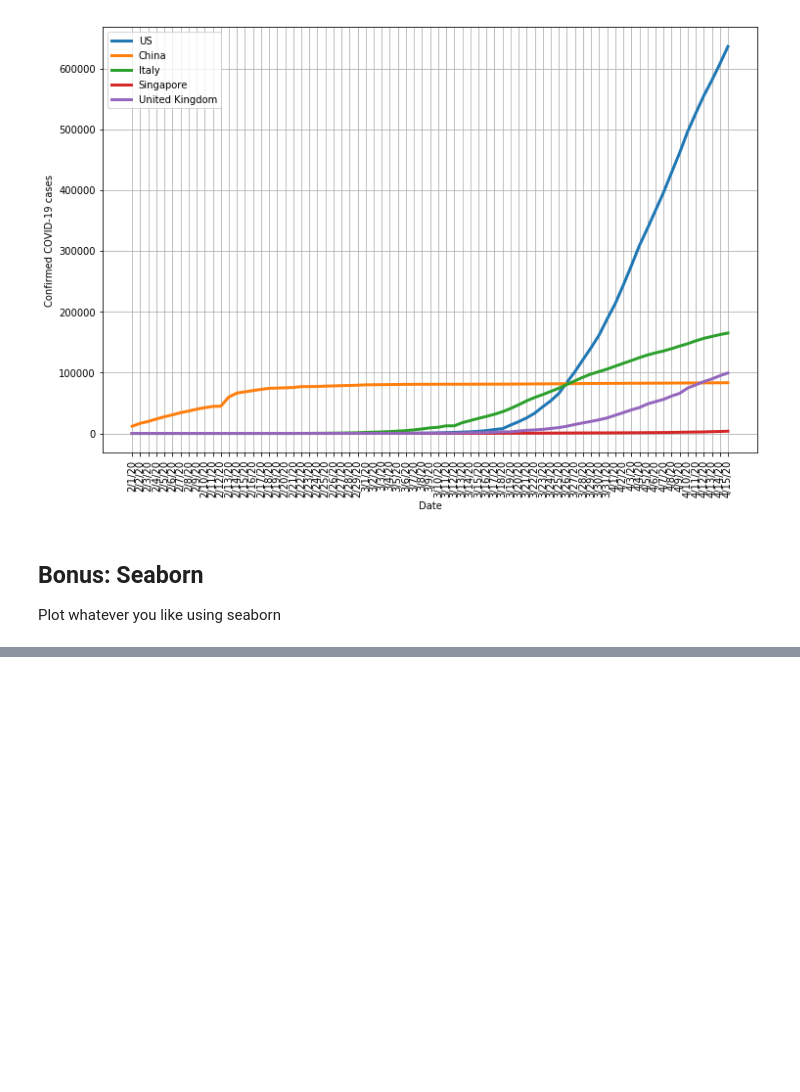
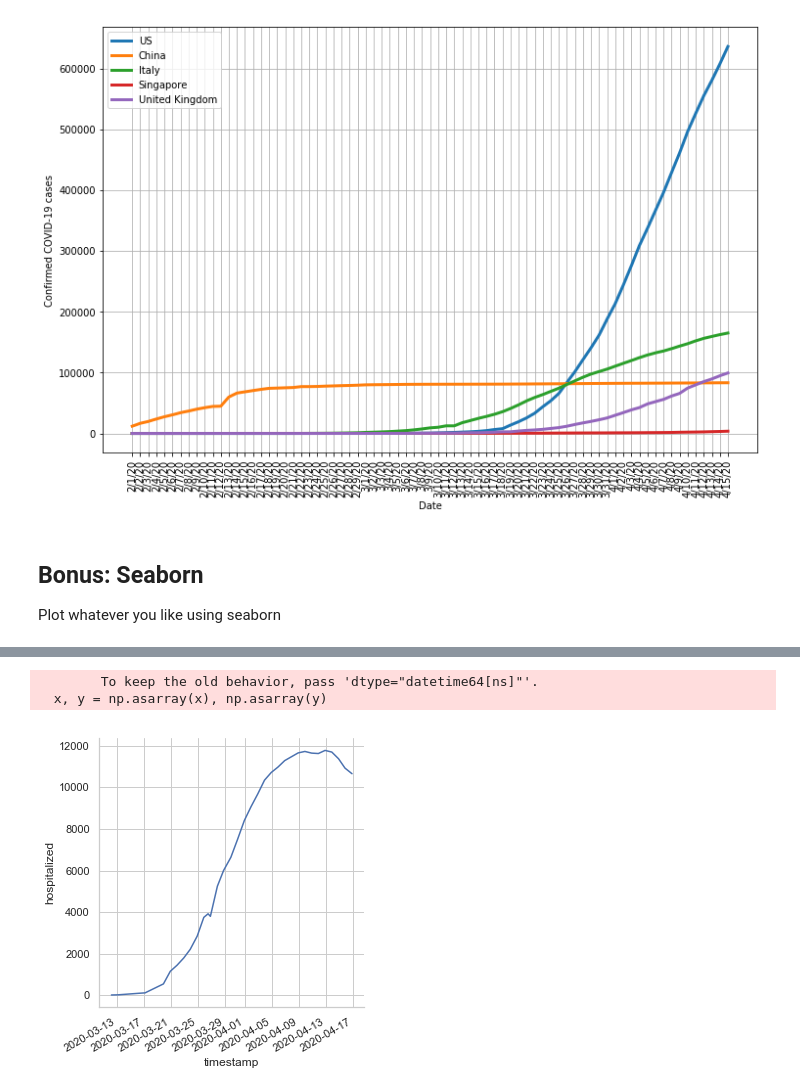
Before and after one commit to jjbussell/PythonDataCourse, a Jupyter notebook: Homeworks/HW2/HW2-PlotConfirmedCases.ipynb, the cells around one changed output, grey strips where cells are left out. Saved outputs shown, nothing was run; the diff lists cells and outputs as text; code cells hidden in the pictures; blank space fills up the shorter version.

```diff
--- a/Homeworks/HW2/HW2-PlotConfirmedCases.ipynb
+++ b/Homeworks/HW2/HW2-PlotConfirmedCases.ipynb
@@ -347,0 +384,7 @@ Plot whatever you like using seaborn
+# %%
+g = sns.relplot(x="timestamp", y="hospitalized", kind="line", data=hosp)
+g.fig.autofmt_xdate()
+# %% [output]
+        To keep the old behavior, pass 'dtype="datetime64[ns]"'.
+  x, y = np.asarray(x), np.asarray(y)
+[figure, added]
```
Also changed, not shown: parts of 8 cells of this notebook.
